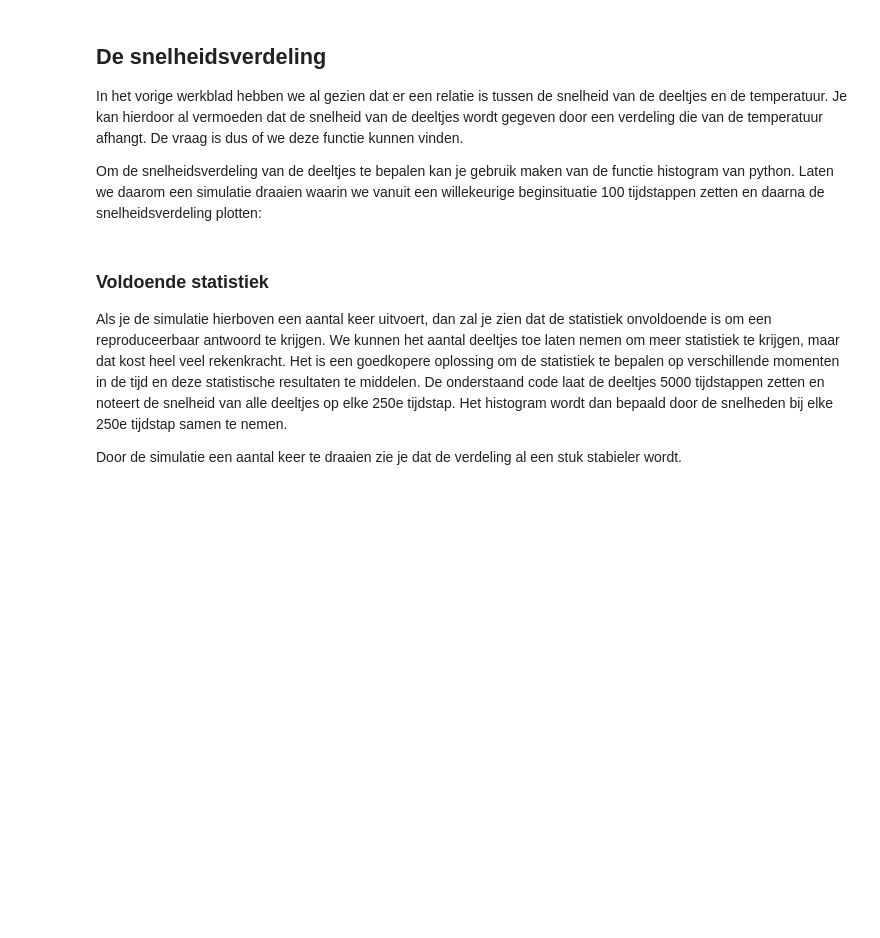
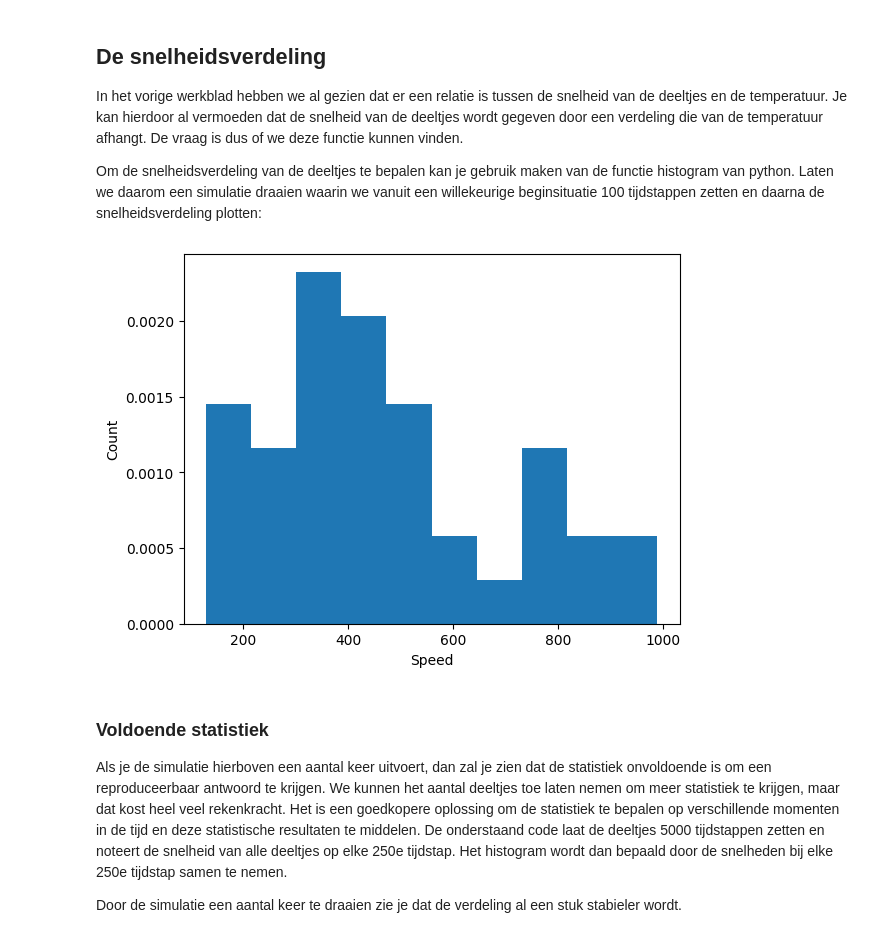
Before and after one commit to MikaBarDEV/IP-2-thermolab, a Jupyter notebook: Content/PySim/6_boltzmann.ipynb, the cells around one changed output. Drawn from its saved outputs; the diff is of its cells as text; code cells hidden in the pictures; blank space fills up the shorter version.

```diff
--- a/Content/PySim/6_boltzmann.ipynb
+++ b/Content/PySim/6_boltzmann.ipynb
@@ -172,21 +205,24 @@ In het vorige werkblad hebben we al gezien dat er een relatie is tussen de snelh
 Om de snelheidsverdeling van de deeltjes te bepalen kan je gebruik maken van de functie histogram van python. Laten we daarom een simulatie draaien waarin we vanuit een willekeurige beginsituatie 100 tijdstappen zetten en daarna de snelheidsverdeling plotten:
 # %%
 particles = []
+num_steps = 100
 
 create_uniform_particles(particles)
 for i in range(num_steps):
     take_time_step(particles)
 
 speeds = [np.linalg.norm(p.v) for p in particles]
 counts, bins = np.histogram(speeds, bins=10, density='True')
 
 plt.figure()
 plt.xlabel('Speed')
 plt.ylabel('Count')
 
 plt.stairs(counts, bins, fill='True')
 
 plt.show()
+# %% [output]
+[figure, added]
 # %% [markdown]
 ### Voldoende statistiek
 
```
Also changed, not shown: parts of 7 cells of this notebook, 2 other files.
